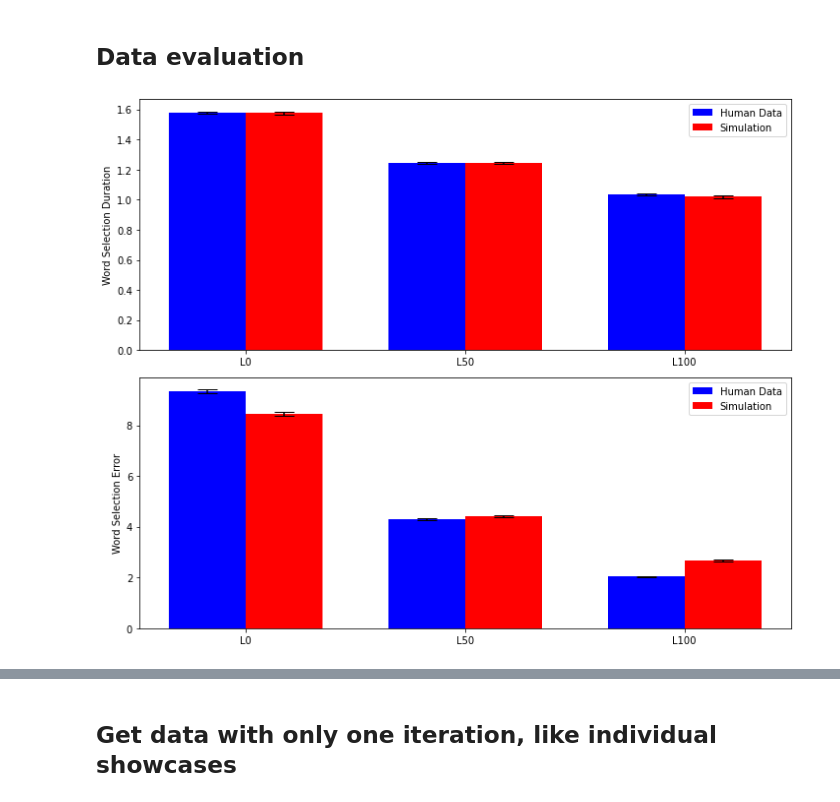
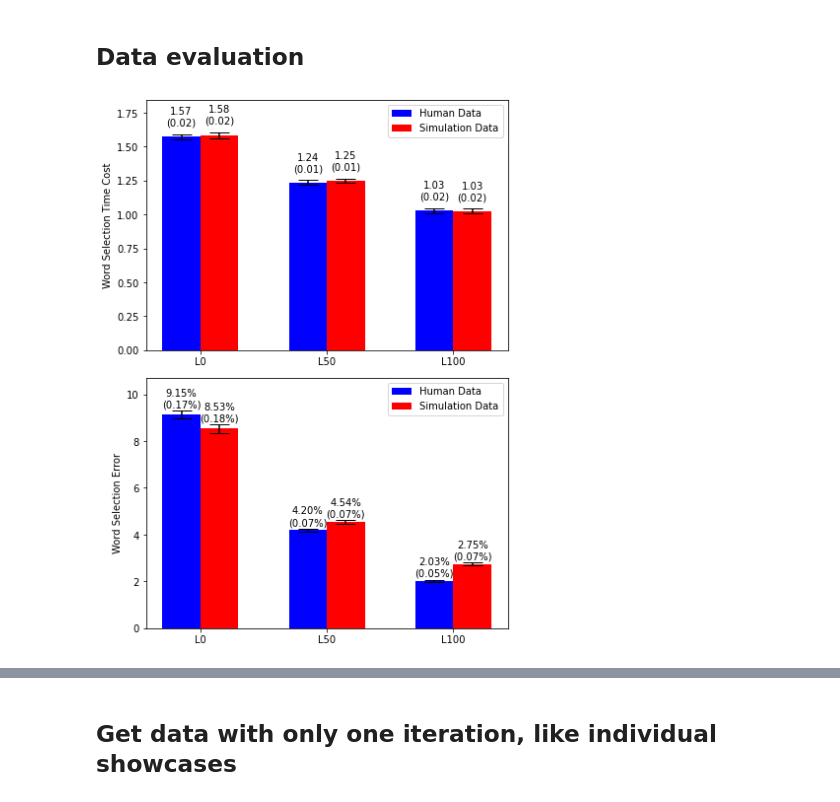
Before and after one commit to BaiYunpeng1949/heads-up-multitasker, a Jupyter notebook: huc/envs/mobile_reading/results/Grid Search.ipynb, the cells around one changed output, grey strips where cells are left out. Drawn from its saved outputs; the diff is of its cells as text; code cells hidden in the pictures.

```diff
--- a/huc/envs/mobile_reading/results/Grid Search.ipynb
+++ b/huc/envs/mobile_reading/results/Grid Search.ipynb
@@ -591,7 +591,7 @@ def find_best_params(data, human_duration, human_error):
 # %%
 %%time
 
-num_iterations = 1000
+num_iterations = 200
 all_costs = []
 all_best_params = []
 
@@ -705,14 +748,20 @@ import numpy as np
 
 labels = ['L0', 'L50', 'L100']
 
+_copy_everything()
+
 # Calculate SEM
 def sem(data):
     return np.std(data) / np.sqrt(len(data))
 
+# Function to adjust y-limit
+def adjust_ylim(ax, means, sems):
+    y_max = max([mean + sem for mean, sem in zip(means, sems)])
+    ax.set_ylim(0, y_max * 1.15)  # Adding a bit of margin to the top
+
 # Using the average results for the test set
 mean_human_test_duration = [np.mean(human_test_durations_copy[label]) for label in labels]
 sem_human_test_duration = [sem(human_test_durations_copy[label]) for label in labels]
-
 mean_human_test_error = [np.mean(human_test_errors_copy[label]) for label in labels]
 sem_human_test_error = [sem(human_test_errors_copy[label]) for label in labels]
 
@@ -724,37 +773,63 @@ for iteration in range(num_iterations):
 
 # Now recompute the mean and sem for these adjusted simulated results
 mean_simulated_duration = [np.mean(simulated_durations_copy[label]) for label in labels]
 sem_simulated_duration = [sem(simulated_durations_copy[label]) for label in labels]
-
 mean_simulated_error = [np.mean(simulated_errors_copy[label]) for label in labels]
 sem_simulated_error = [sem(simulated_errors_copy[label]) for label in labels]
 
 # Update the plotting logic
 x = np.arange(len(labels))
-width = 0.35
+width = 0.3
 
-fig, ax = plt.subplots(2, 1, figsize=(10, 8))
+fig, ax = plt.subplots(2, 1, figsize=(6, 8))
 
 # Plot for Duration
 rects1 = ax[0].bar(x - width/2, mean_human_test_duration, width, label='Human Data', color='blue', yerr=sem_human_test_duration, capsize=10)
-rects2 = ax[0].bar(x + width/2, mean_simulated_duration, width, label='Simulation', color='red', yerr=sem_simulated_duration, capsize=10)
+rects2 = ax[0].bar(x + width/2, mean_simulated_duration, width, label='Simulation Data', color='red', yerr=sem_simulated_duration, capsize=10)
 
 # Plot for Error
 rects3 = ax[1].bar(x - width/2, mean_human_test_error, width, label='Human Data', color='blue', yerr=sem_human_test_error, capsize=10)
-rects4 = ax[1].bar(x + width/2, mean_simulated_error, width, label='Simulation', color='red', yerr=sem_simulated_error, capsize=10)
+rects4 = ax[1].bar(x + width/2, mean_simulated_error, width, label='Simulation Data', color='red', yerr=sem_simulated_error, capsize=10)
+
+# Annotating bars
+for i, (rect1, rect2) in enumerate(zip(rects1, rects2)):
+    height1 = rect1.get_height()
+    height2 = rect2.get_height()
+    sem1 = sem_human_test_duration[i]
+    sem2 = sem_simulated_duration[i]
+    ax[0].annotate(f"{height1:.2f}\n({sem1:.2f})",
+                   (rect1.get_x() + rect1.get_width() / 2., height1 + sem1 + 0.05),
+                   ha='center', va='bottom')
+    ax[0].annotate(f"{height2:.2f}\n({sem2:.2f})",
+                   (rect2.get_x() + rect2.get_width() / 2., height2 + sem2 + 0.05),
+                   ha='center', va='bottom')
+
+for i, (rect3, rect4) in enumerate(zip(rects3, rects4)):
+    height3 = rect3.get_height()
+    height4 = rect4.get_height()
+    sem3 = sem_human_test_error[i]
+    sem4 = sem_simulated_error[i]
+    ax[1].annotate(f"{height3:.2f}%\n({sem3:.2f}%)",
+                   (rect3.get_x() + rect3.get_width() / 2., height3 + sem3 + 0.05),
+                   ha='center', va='bottom')
+    ax[1].annotate(f"{height4:.2f}%\n({sem4:.2f}%)",
+                   (rect4.get_x() + rect4.get_width() / 2., height4 + sem4 + 0.05),
+                   ha='center', va='bottom')
 
 # Labels, title, and custom x-axis tick labels
-ax[0].set_ylabel('Word Selection Duration')
+ax[0].set_ylabel('Word Selection Time Cost')
 ax[0].set_xticks(x)
 ax[0].set_xticklabels(labels)
 ax[0].legend()
+adjust_ylim(ax[0], mean_human_test_duration + mean_simulated_duration, sem_human_test_duration + sem_simulated_duration)
 
 ax[1].set_ylabel('Word Selection Error')
 ax[1].set_xticks(x)
 ax[1].set_xticklabels(labels)
 ax[1].legend()
+adjust_ylim(ax[1], mean_human_test_error + mean_simulated_error, sem_human_test_error + sem_simulated_error)
 
 fig.tight_layout()
 plt.show()
 # %% [output]
-[figure, old version]
+[figure, new version]
```
Also changed, not shown: parts of 8 cells of this notebook, 3 other files.
